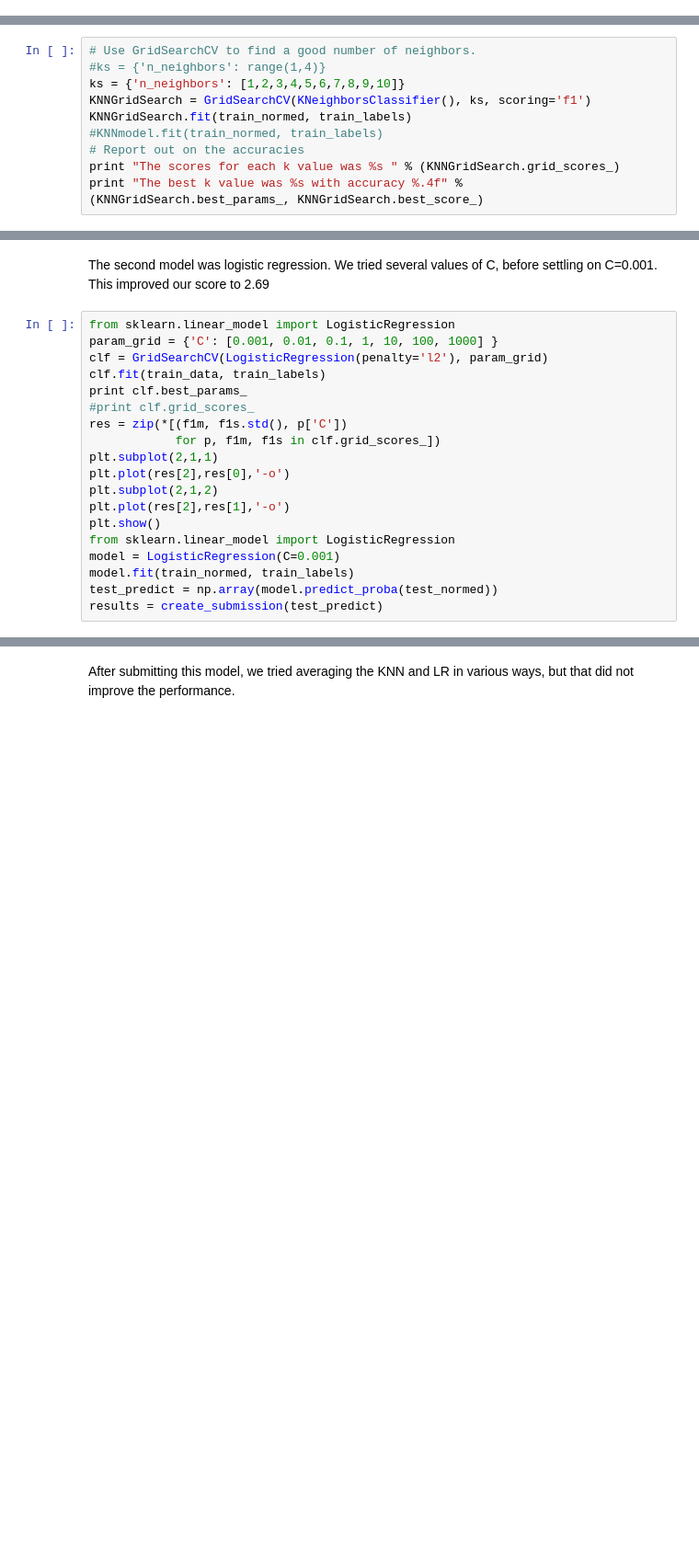
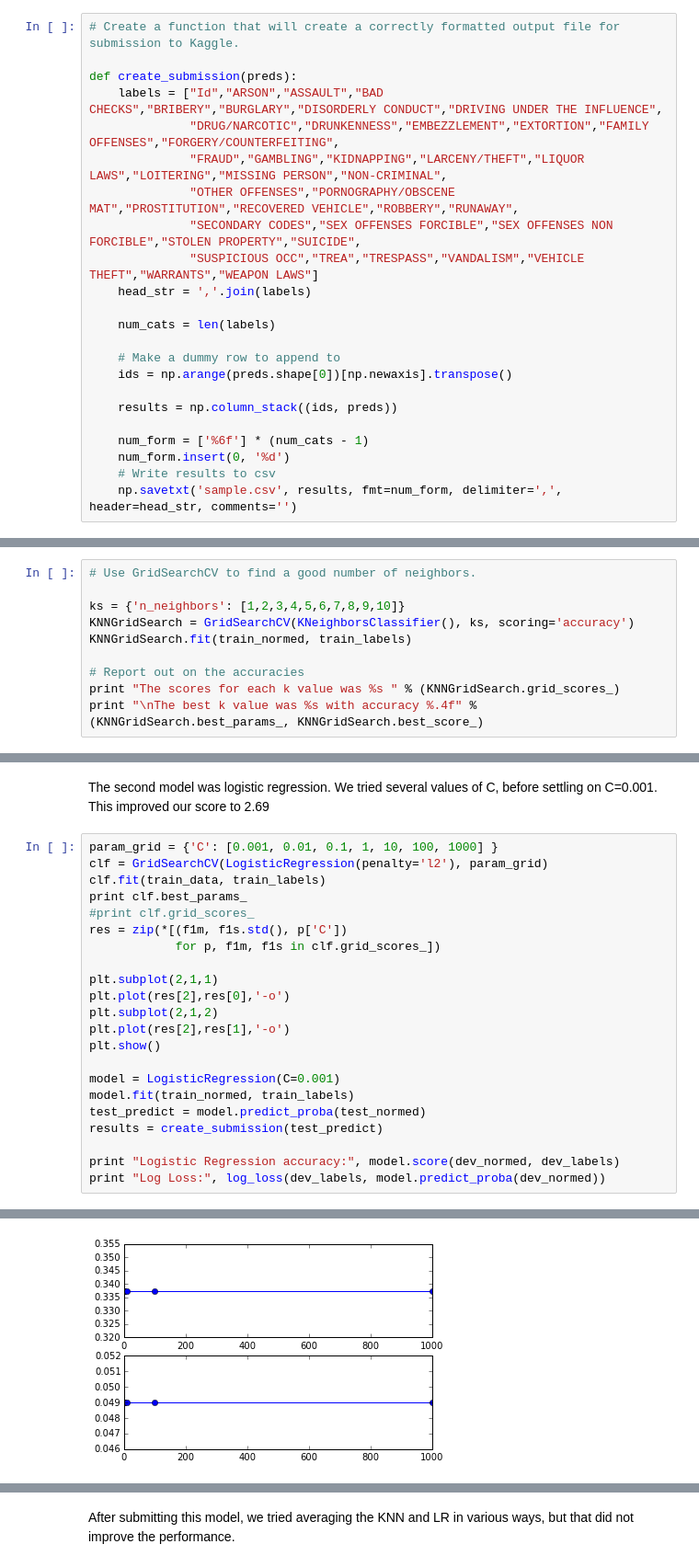
Before and after one commit to christopher-llop/MLearning-Final, a Jupyter notebook: SF Crime Notebook.ipynb, the cells around one changed output, grey strips where cells are left out. Shown at 92% size. Cells and saved outputs as stored; diff of their text form; blank space fills up the shorter version.

```diff
--- a/SF Crime Notebook.ipynb
+++ b/SF Crime Notebook.ipynb
@@ -74,0 +135,23 @@ We did more of this type of analysis but are showing only a sample for this repo
+# %%
+# Create a function that will create a correctly formatted output file for submission to Kaggle.
+
+def create_submission(preds):
+    labels = ["Id","ARSON","ASSAULT","BAD CHECKS","BRIBERY","BURGLARY","DISORDERLY CONDUCT","DRIVING UNDER THE INFLUENCE",
+              "DRUG/NARCOTIC","DRUNKENNESS","EMBEZZLEMENT","EXTORTION","FAMILY OFFENSES","FORGERY/COUNTERFEITING",
+              "FRAUD","GAMBLING","KIDNAPPING","LARCENY/THEFT","LIQUOR LAWS","LOITERING","MISSING PERSON","NON-CRIMINAL",
+              "OTHER OFFENSES","PORNOGRAPHY/OBSCENE MAT","PROSTITUTION","RECOVERED VEHICLE","ROBBERY","RUNAWAY",
+              "SECONDARY CODES","SEX OFFENSES FORCIBLE","SEX OFFENSES NON FORCIBLE","STOLEN PROPERTY","SUICIDE",
+              "SUSPICIOUS OCC","TREA","TRESPASS","VANDALISM","VEHICLE THEFT","WARRANTS","WEAPON LAWS"]
+    head_str = ','.join(labels)
+
+    num_cats = len(labels)
+
+    # Make a dummy row to append to
+    ids = np.arange(preds.shape[0])[np.newaxis].transpose()
+
+    results = np.column_stack((ids, preds))
+
+    num_form = ['%6f'] * (num_cats - 1)
+    num_form.insert(0, '%d')
+    # Write results to csv
+    np.savetxt('sample.csv', results, fmt=num_form, delimiter=',', header=head_str, comments='')
@@ -135,10 +162,10 @@ full_normed = 0 + (np.abs(full_data) - np.abs(train_data).min(axis=0))*(1-0)/(np
 # %%
 # Use GridSearchCV to find a good number of neighbors.
-#ks = {'n_neighbors': range(1,4)}
+
 ks = {'n_neighbors': [1,2,3,4,5,6,7,8,9,10]}
-KNNGridSearch = GridSearchCV(KNeighborsClassifier(), ks, scoring='f1')
+KNNGridSearch = GridSearchCV(KNeighborsClassifier(), ks, scoring='accuracy')
 KNNGridSearch.fit(train_normed, train_labels)
-#KNNmodel.fit(train_normed, train_labels)
+
 # Report out on the accuracies
 print "The scores for each k value was %s " % (KNNGridSearch.grid_scores_)
-print "The best k value was %s with accuracy %.4f" % (KNNGridSearch.best_params_, KNNGridSearch.best_score_)
+print "\nThe best k value was %s with accuracy %.4f" % (KNNGridSearch.best_params_, KNNGridSearch.best_score_)
@@ -209,7 +188,6 @@ We should note that entering the other 35 categories with their average probabil
 # %% [markdown]
 The second model was logistic regression. We tried several values of C, before settling on C=0.001. This improved our score to 2.69
 # %%
-from sklearn.linear_model import LogisticRegression
 param_grid = {'C': [0.001, 0.01, 0.1, 1, 10, 100, 1000] }
 clf = GridSearchCV(LogisticRegression(penalty='l2'), param_grid)
 clf.fit(train_data, train_labels)
@@ -217,13 +195,18 @@ print clf.best_params_
 #print clf.grid_scores_
 res = zip(*[(f1m, f1s.std(), p['C'])
             for p, f1m, f1s in clf.grid_scores_])
+
 plt.subplot(2,1,1)
 plt.plot(res[2],res[0],'-o')
 plt.subplot(2,1,2)
 plt.plot(res[2],res[1],'-o')
 plt.show()
-from sklearn.linear_model import LogisticRegression
+
 model = LogisticRegression(C=0.001)
 model.fit(train_normed, train_labels)
-test_predict = np.array(model.predict_proba(test_normed))
+test_predict = model.predict_proba(test_normed)
 results = create_submission(test_predict)
+
+print "Logistic Regression accuracy:", model.score(dev_normed, dev_labels)
+print "Log Loss:", log_loss(dev_labels, model.predict_proba(dev_normed))
+# %% [output]
@@ -229,0 +214 @@ results = create_submission(test_predict)
+[figure, added]
```
Also changed, not shown: parts of 31 cells of this notebook.
